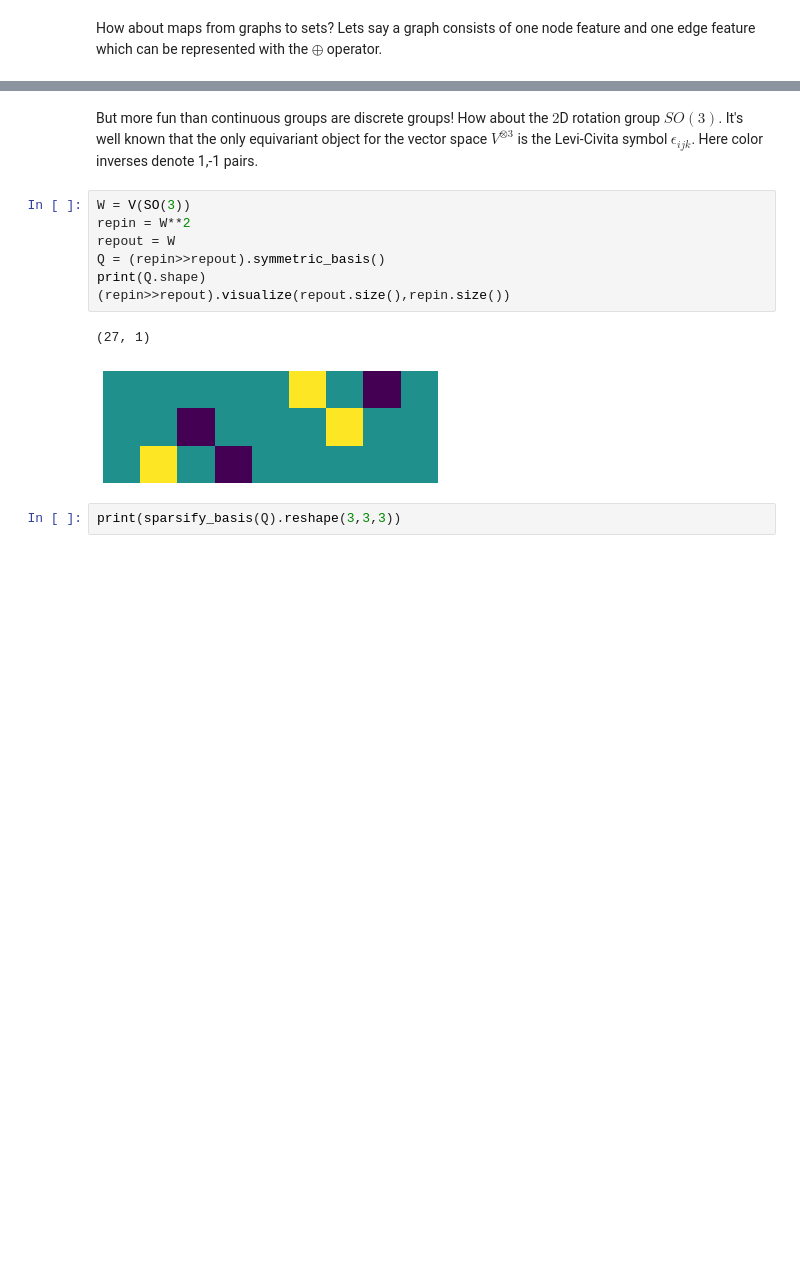
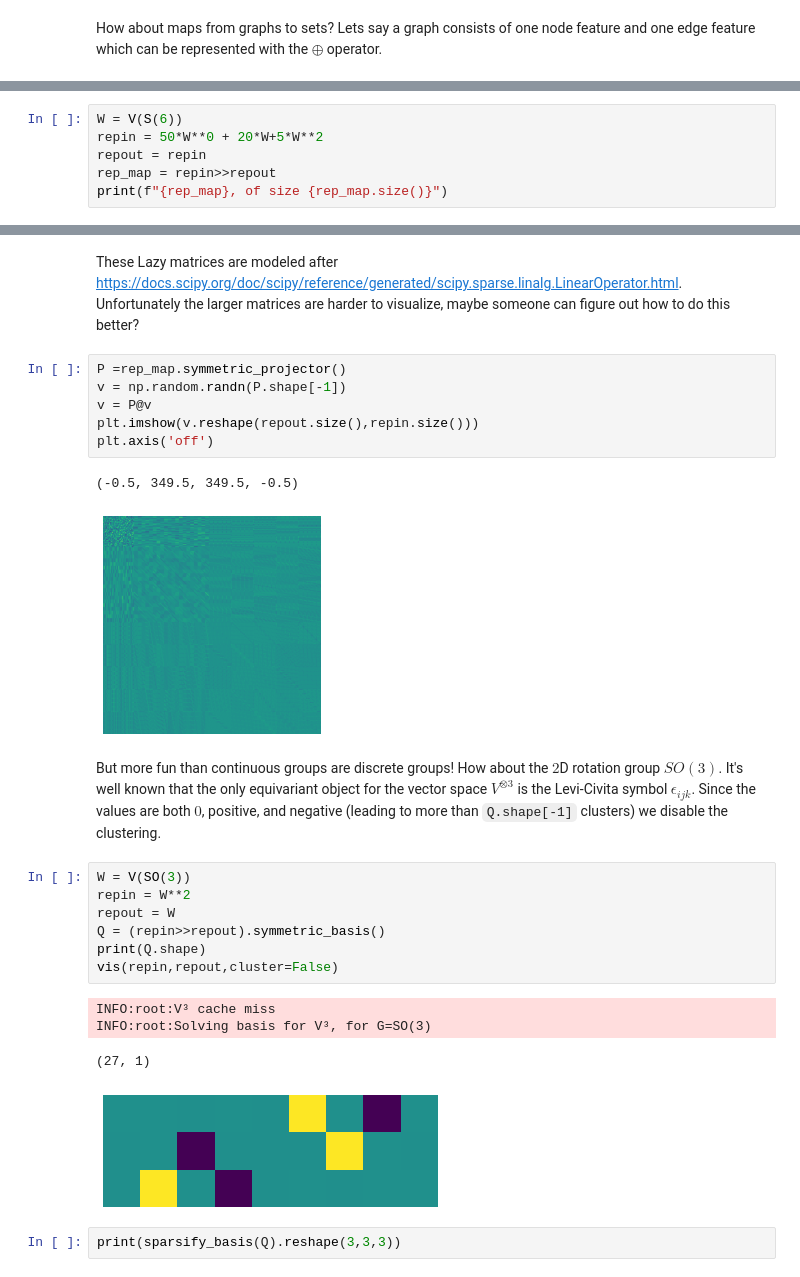
Before and after one commit to mfinzi/equivariant-MLP, a Jupyter notebook: emlp.ipynb, the cells around one changed output, grey strips where cells are left out. Cells and saved outputs as stored; diff of their text form; blank space fills up the shorter version.

```diff
--- a/emlp.ipynb
+++ b/emlp.ipynb
@@ -130,0 +178,6 @@ print((repin>>repout).symmetric_basis().shape)
+# %%
+W = V(S(6))
+repin = 50*W**0 + 20*W+5*W**2
+repout = repin
+rep_map = repin>>repout
+print(f"{rep_map}, of size {rep_map.size()}")
@@ -131,15 +193,28 @@ print((repin>>repout).symmetric_basis().shape)
+# %% [markdown]
+These Lazy matrices are modeled after https://docs.scipy.org/doc/scipy/reference/generated/scipy.sparse.linalg.LinearOperator.html. Unfortunately the larger matrices are harder to visualize, maybe someone can figure out how to do this better?
+# %%
+P =rep_map.symmetric_projector()
+v = np.random.randn(P.shape[-1])
+v = P@v
+plt.imshow(v.reshape(repout.size(),repin.size()))
+plt.axis('off')
+# %% [output]
+(-0.5, 349.5, 349.5, -0.5)
+[figure, added]
 # %% [markdown]
 But more fun than continuous groups are discrete groups!
-How about the $2$D rotation group $SO(3)$. It's well known that the only equivariant object for the vector space $V^{\otimes 3}$ is the Levi-Civita symbol $\epsilon_{ijk}$. Here color inverses denote 1,-1 pairs.
+How about the $2$D rotation group $SO(3)$. It's well known that the only equivariant object for the vector space $V^{\otimes 3}$ is the Levi-Civita symbol $\epsilon_{ijk}$. Since the values are both $0$, positive, and negative (leading to more than `Q.shape[-1]` clusters) we disable the clustering.
 # %%
 W = V(SO(3))
 repin = W**2
 repout = W
 Q = (repin>>repout).symmetric_basis()
 print(Q.shape)
-(repin>>repout).visualize(repout.size(),repin.size())
+vis(repin,repout,cluster=False)
 # %% [output]
-(27, 1)
+INFO:root:V³ cache miss
+INFO:root:Solving basis for V³, for G=SO(3)
+(27, 1)
 [figure]
 # %%
 print(sparsify_basis(Q).reshape(3,3,3))
```
Also changed, not shown: parts of 25 cells of this notebook.
